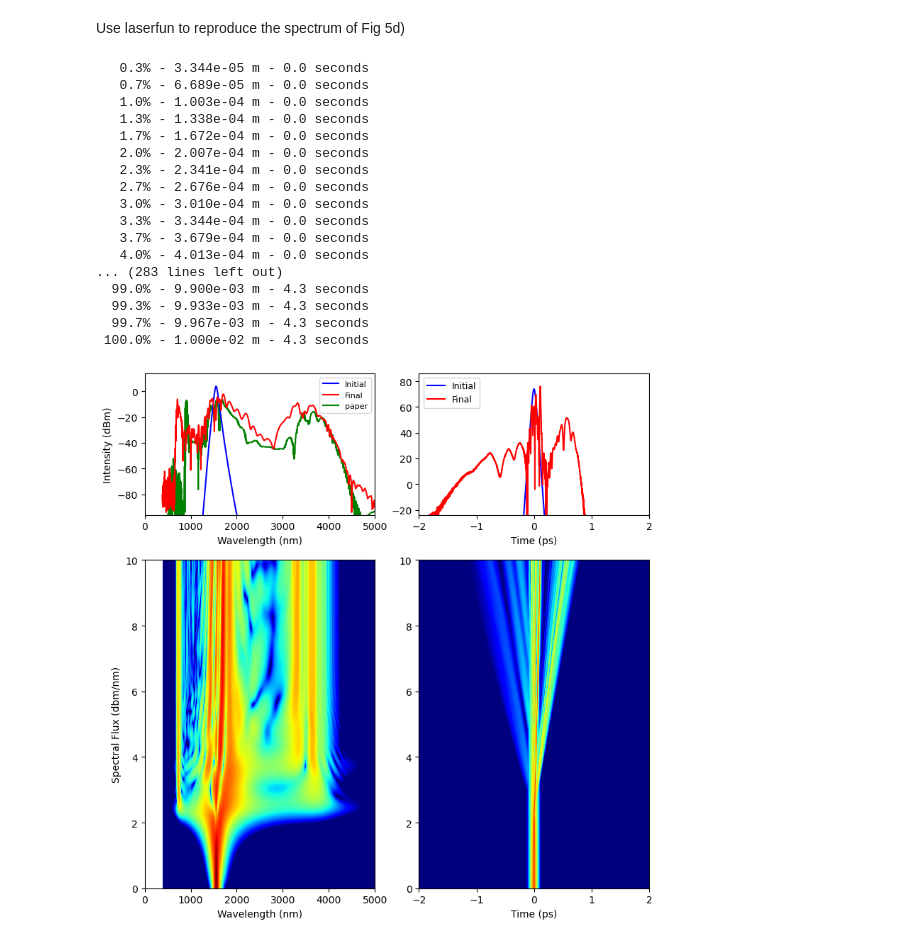
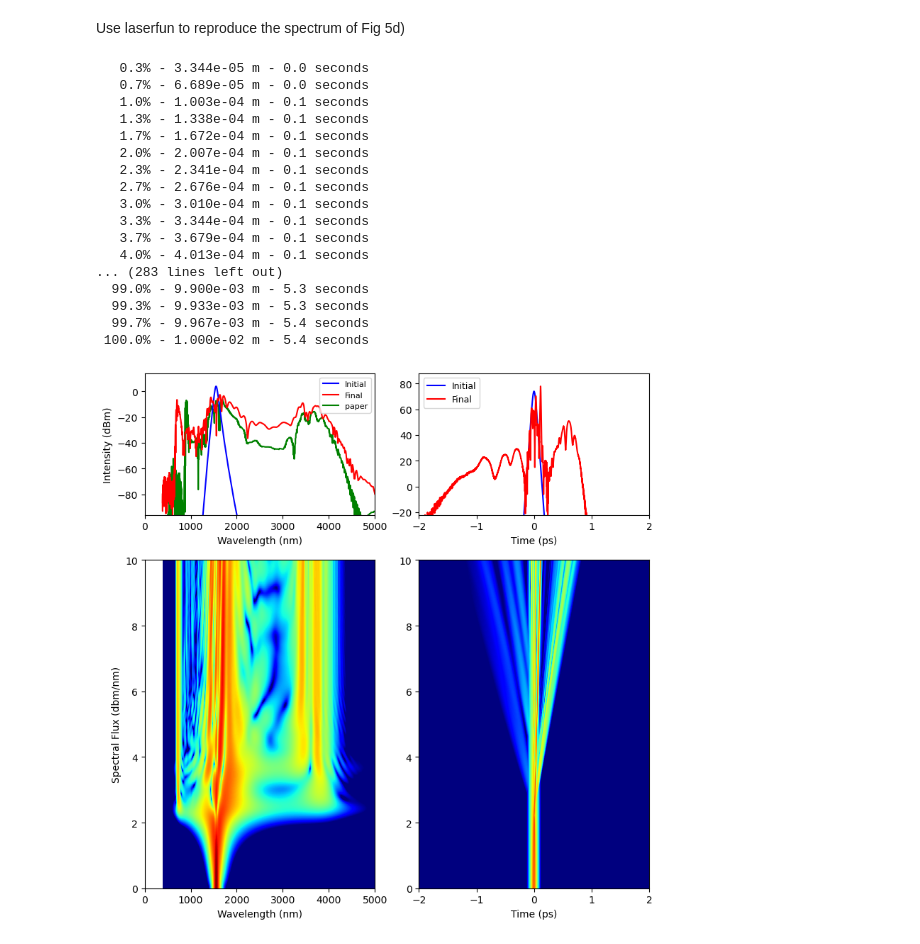
Before and after one commit to elizaleung830/SC-generation-stimulation, a Jupyter notebook: SCG_Stimulation/Benchmark/laserfun/H_Ahmand_et_al/code/Fig5d.ipynb, the cells around one changed output. Cells and saved outputs as stored; diff of their text form; code cells hidden in the pictures.

```diff
--- a/SCG_Stimulation/Benchmark/laserfun/H_Ahmand_et_al/code/Fig5d.ipynb
+++ b/SCG_Stimulation/Benchmark/laserfun/H_Ahmand_et_al/code/Fig5d.ipynb
@@ -223,7 +244,7 @@ Steep = True  # Enable self steepening?
 n2 = 2.5e-19  # m^2/W n2 is the nonlinear refractive index at the center
 Alpha = 0.7  # loss (dB/cm)
 
-data = np.load("data_h_0.8_w_6.npz")
+data = np.load("data_h_0.8_w_6_no.npz")
 wls = data['wls']
 neff_list = data['neff_list']
 aeff_list = data['aeff_list']
@@ -245,45 +266,45 @@ p = lf.Pulse(pulse_type='sech', fwhm_ps=FWHM, center_wavelength_nm=pulseWL,
              time_window_ps=Window, power_is_avg=False, wav=wls, power=power, RI=neff_list, GDD=GDD, TOD=TOD, FOD=FOD,
              npts=Points)
 
 # create the waveguide
 f = lf.Fiber(10 * 1e-3, center_wl_nm=pulseWL, dispersion_format='GVD',
              gamma_W_m=gamma_function(pulseWL), loss_dB_per_m=Alpha * 100)
 
 f.set_dispersion_function(disp_function, dispersion_format='n')
 
 # propagate the pulse using the NLSE
 results = lf.NLSE(p, f, raman=Raman, shock=Steep, nsaves=Steps, rtol=rtol,
                   atol=atol, print_status=True)
 ###
 ref_fig5d = pd.read_csv(
     "../reference_data/fig5d.csv", dtype=np.float64
 )
 
 fig, axes = results.plot(wavelength=True, show=False, tlim=(-2, 2), flim=(0, 6000))
 ref_fig5d_x, ref_fig5d_y = np.split(ref_fig5d.values, 2, axis=1)
 
 axes[0][0].plot(ref_fig5d_x, ref_fig5d_y, c="green", label="paper", zorder=0)
 axes[0][0].legend(loc="upper right", fontsize=8)
 
 axes[1][0].set_xlim(0, 5000)
 plt.set_cmap('jet')
 plt.show()
 # %% [output]
    0.3% - 3.344e-05 m - 0.0 seconds
    0.7% - 6.689e-05 m - 0.0 seconds
-   1.0% - 1.003e-04 m - 0.0 seconds
-   1.3% - 1.338e-04 m - 0.0 seconds
-   1.7% - 1.672e-04 m - 0.0 seconds
-   2.0% - 2.007e-04 m - 0.0 seconds
-   2.3% - 2.341e-04 m - 0.0 seconds
-   2.7% - 2.676e-04 m - 0.0 seconds
-   3.0% - 3.010e-04 m - 0.0 seconds
-   3.3% - 3.344e-04 m - 0.0 seconds
-   3.7% - 3.679e-04 m - 0.0 seconds
-   4.0% - 4.013e-04 m - 0.0 seconds
+   1.0% - 1.003e-04 m - 0.1 seconds
+   1.3% - 1.338e-04 m - 0.1 seconds
+   1.7% - 1.672e-04 m - 0.1 seconds
+   2.0% - 2.007e-04 m - 0.1 seconds
+   2.3% - 2.341e-04 m - 0.1 seconds
+   2.7% - 2.676e-04 m - 0.1 seconds
+   3.0% - 3.010e-04 m - 0.1 seconds
+   3.3% - 3.344e-04 m - 0.1 seconds
+   3.7% - 3.679e-04 m - 0.1 seconds
+   4.0% - 4.013e-04 m - 0.1 seconds
 ... (283 lines left out)
-  99.0% - 9.900e-03 m - 4.3 seconds
-  99.3% - 9.933e-03 m - 4.3 seconds
-  99.7% - 9.967e-03 m - 4.3 seconds
- 100.0% - 1.000e-02 m - 4.3 seconds
+  99.0% - 9.900e-03 m - 5.3 seconds
+  99.3% - 9.933e-03 m - 5.3 seconds
+  99.7% - 9.967e-03 m - 5.4 seconds
+ 100.0% - 1.000e-02 m - 5.4 seconds
-[figure, old version]
+[figure, new version]
```
Also changed, not shown: parts of 3 cells of this notebook, 11 other files.
